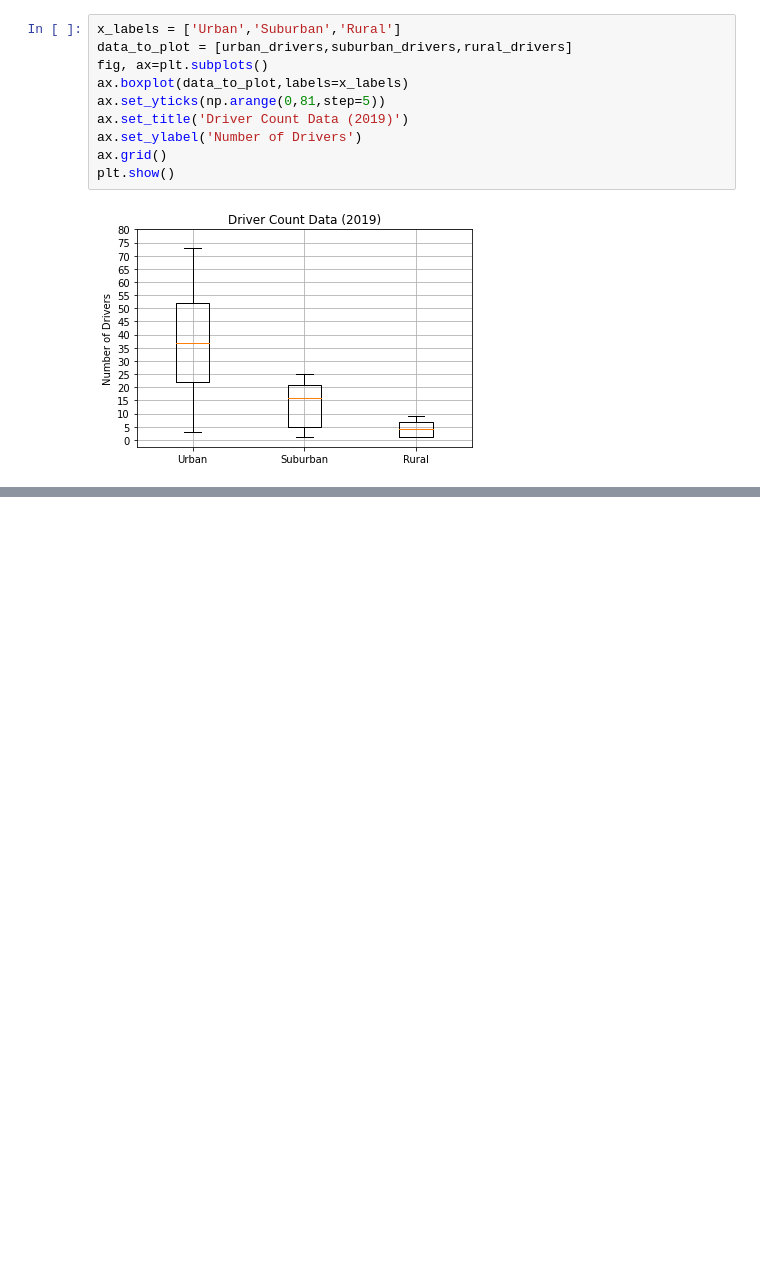
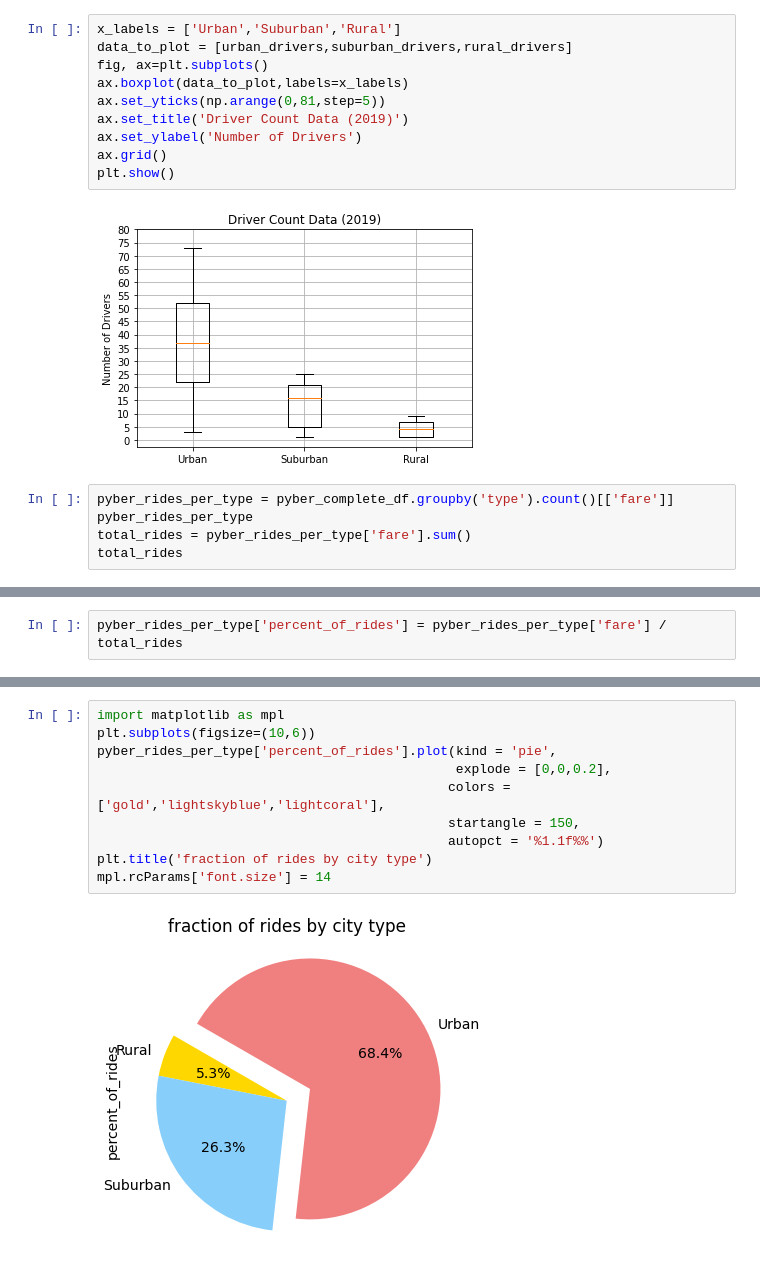
Before and after one commit to ccwillmore/PyBer_Analysis, a Jupyter notebook: Pyber.ipynb, the cells around one changed output, grey strips where cells are left out. Saved outputs shown, nothing was run; the diff lists cells and outputs as text; blank space fills up the shorter version.

Commit message:
completed first pic chart

```diff
--- a/Pyber.ipynb
+++ b/Pyber.ipynb
@@ -565,3 +565,8 @@ ax.grid()
 plt.show()
 # %% [output]
 [figure]
+# %%
+pyber_rides_per_type = pyber_complete_df.groupby('type').count()[['fare']]
+pyber_rides_per_type
+total_rides = pyber_rides_per_type['fare'].sum()
+total_rides
@@ -567,0 +575,2 @@ plt.show()
+# %%
+pyber_rides_per_type['percent_of_rides'] = pyber_rides_per_type['fare'] / total_rides
@@ -567,0 +585,12 @@ plt.show()
+# %%
+import matplotlib as mpl
+plt.subplots(figsize=(10,6))
+pyber_rides_per_type['percent_of_rides'].plot(kind = 'pie',
+                                              explode = [0,0,0.2],
+                                             colors = ['gold','lightskyblue','lightcoral'],
+                                             startangle = 150,
+                                             autopct = '%1.1f%%')
+plt.title('fraction of rides by city type')
+mpl.rcParams['font.size'] = 14
+# %% [output]
+[figure, added]
```
Also changed, not shown: parts of 3 cells of this notebook.
